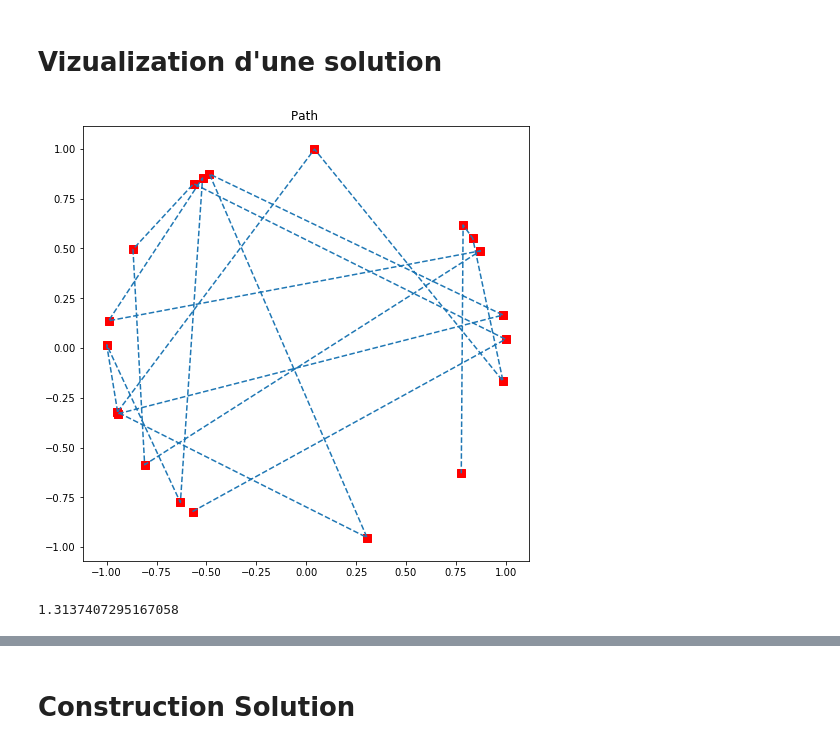
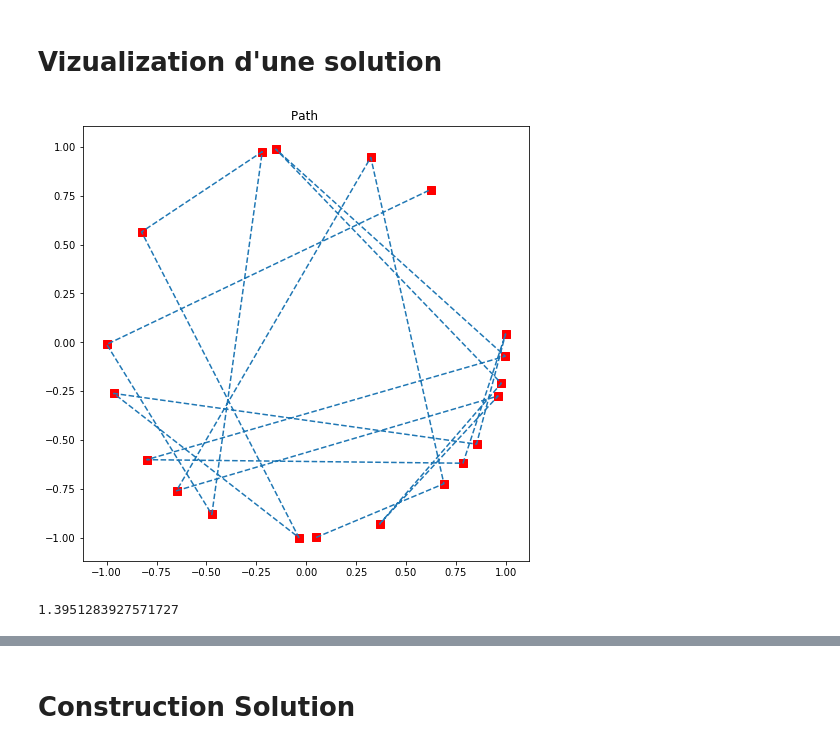
Before and after one commit to ppmdatix/HeuristiquesBE, a Jupyter notebook: BE.ipynb, the cells around one changed output, grey strips where cells are left out. Drawn from its saved outputs; the diff is of its cells as text; code cells hidden in the pictures.

```diff
--- a/BE.ipynb
+++ b/BE.ipynb
@@ -15,9 +15,10 @@ names, villes, matriceDistance = generationProblemeCercle(n)
 # %% [markdown]
 # Vizualization d'une solution
 # %%
+names, villes, matriceDistance = generationProblemeCercle(n)
 solution = [i for i in range(n)]
 vizuResult(solution,villes)
 poidsSolution(solution, matriceDistance)
 # %% [output]
-[figure, old version]
+[figure, new version]
-1.3137407295167058
+1.3951283927571727
```
Also changed, not shown: parts of 4 cells of this notebook, 4 other files.
